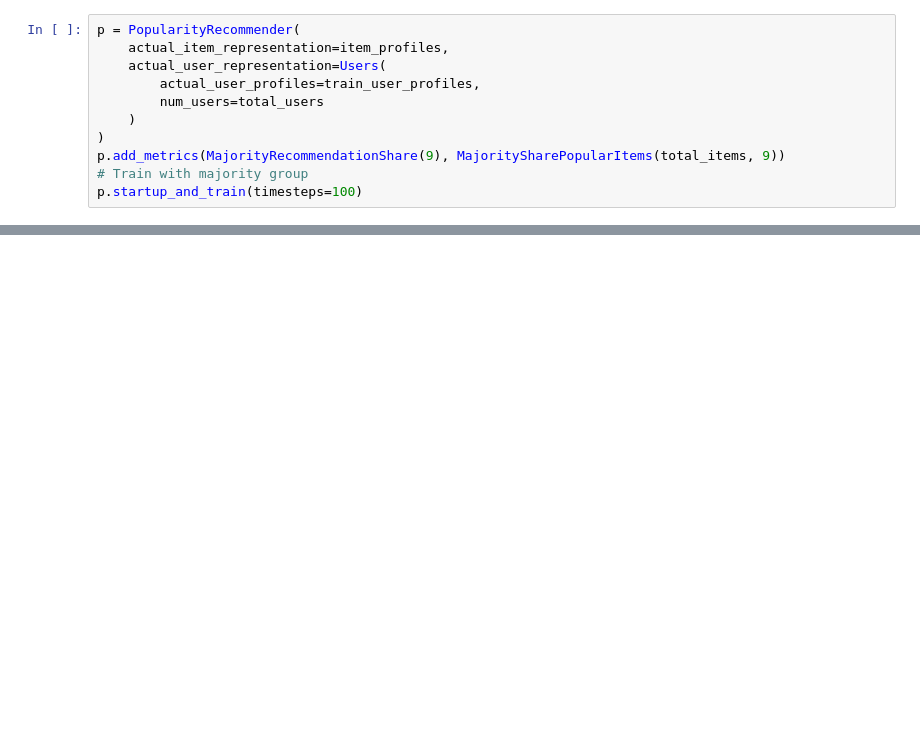
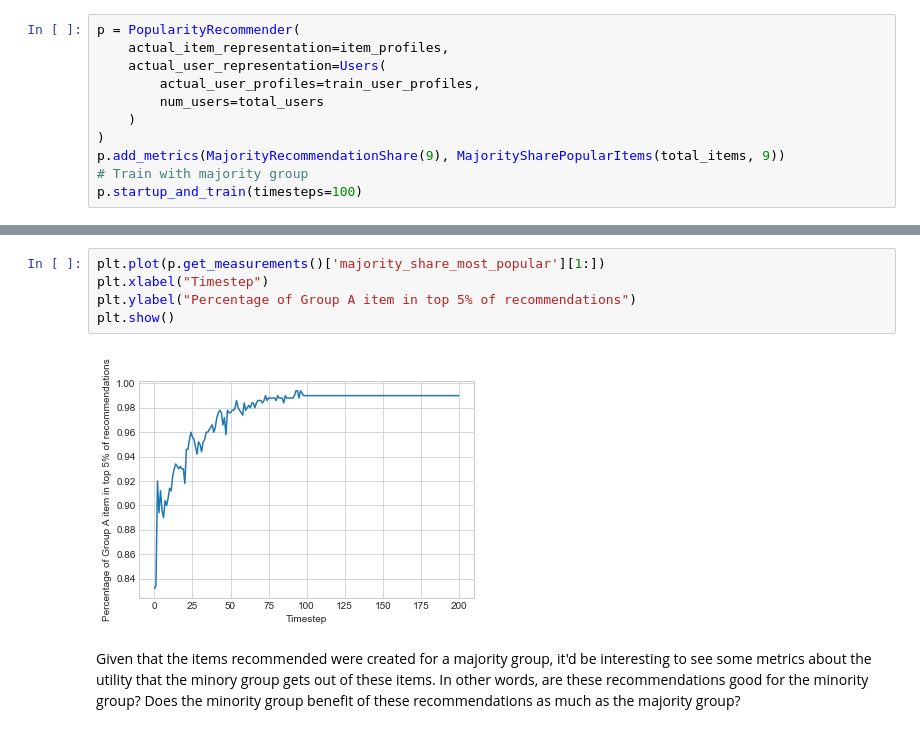
Before and after one commit to sunnymatt/t-recs-experiments, a Jupyter notebook: notebooks/minority_training.ipynb, the cells around one changed output, grey strips where cells are left out. Saved outputs shown, nothing was run; the diff lists cells and outputs as text; blank space fills up the shorter version.

```diff
--- a/notebooks/minority_training.ipynb
+++ b/notebooks/minority_training.ipynb
@@ -96,0 +106,9 @@ It's more interesting to look at metrics of utility
+# %%
+plt.plot(p.get_measurements()['majority_share_most_popular'][1:])
+plt.xlabel("Timestep")
+plt.ylabel("Percentage of Group A item in top 5% of recommendations")
+plt.show()
+# %% [output]
+[figure, added]
+# %% [markdown]
+Given that the items recommended were created for a majority group, it'd be interesting to see some metrics about the utility that the minory group gets out of these items. In other words, are these recommendations good for the minority group? Does the minority group benefit of these recommendations as much as the majority group?
```
Also changed, not shown: parts of 10 cells of this notebook.
